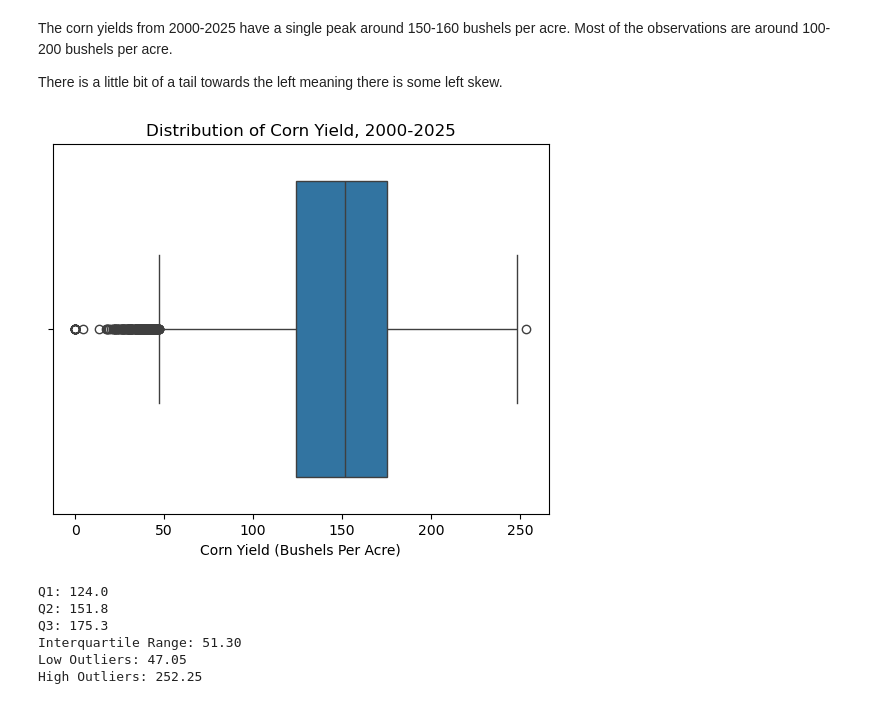
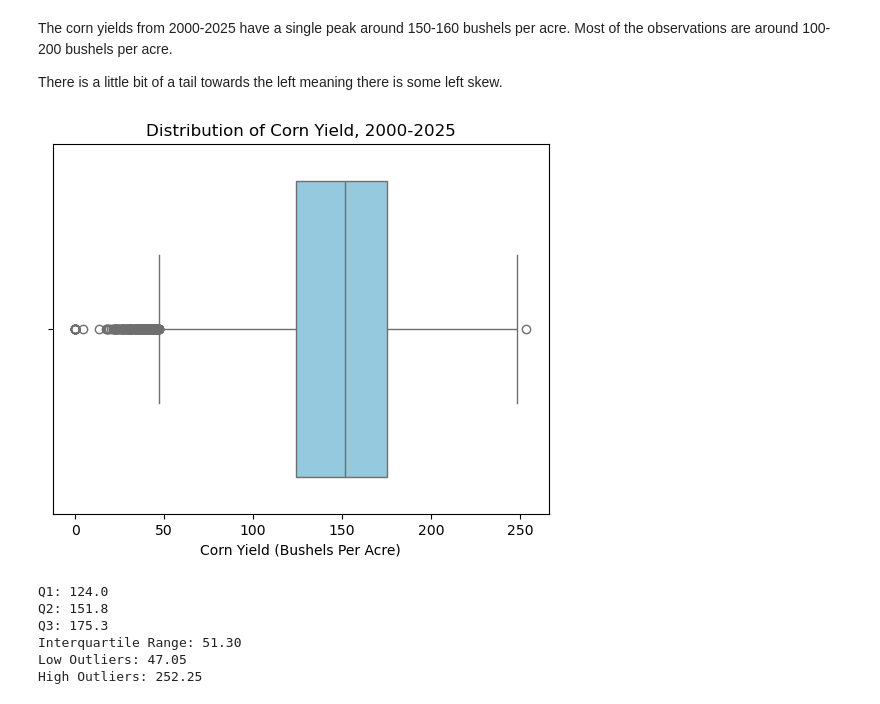
Before and after one commit to JTRIII/corn-yield-thesis, a Jupyter notebook: notebooks/04_exploratory_data_analysis.ipynb, the cells around one changed output. Cells and saved outputs as stored; diff of their text form; code cells hidden in the pictures.

```diff
--- a/notebooks/04_exploratory_data_analysis.ipynb
+++ b/notebooks/04_exploratory_data_analysis.ipynb
@@ -239,14 +239,14 @@ The corn yields from 2000-2025 have a single peak around 150-160 bushels per acr
 
 There is a little bit of a tail towards the left meaning there is some left skew.
 # %%
-sns.boxplot(data=yield_df, x='Value')
+sns.boxplot(data=yield_df, x='Value', color='skyblue')
 
 plt.xlabel('Corn Yield (Bushels Per Acre)')
 plt.title('Distribution of Corn Yield, 2000-2025')
 
 plt.show()
 # %% [output]
-[figure, old version]
+[figure, new version]
 # %%
 # Calculate IQR with pd.quantile
 q1 = yield_df['Value'].quantile(q=0.25)
```
Also changed, not shown: parts of 37 cells of this notebook.
